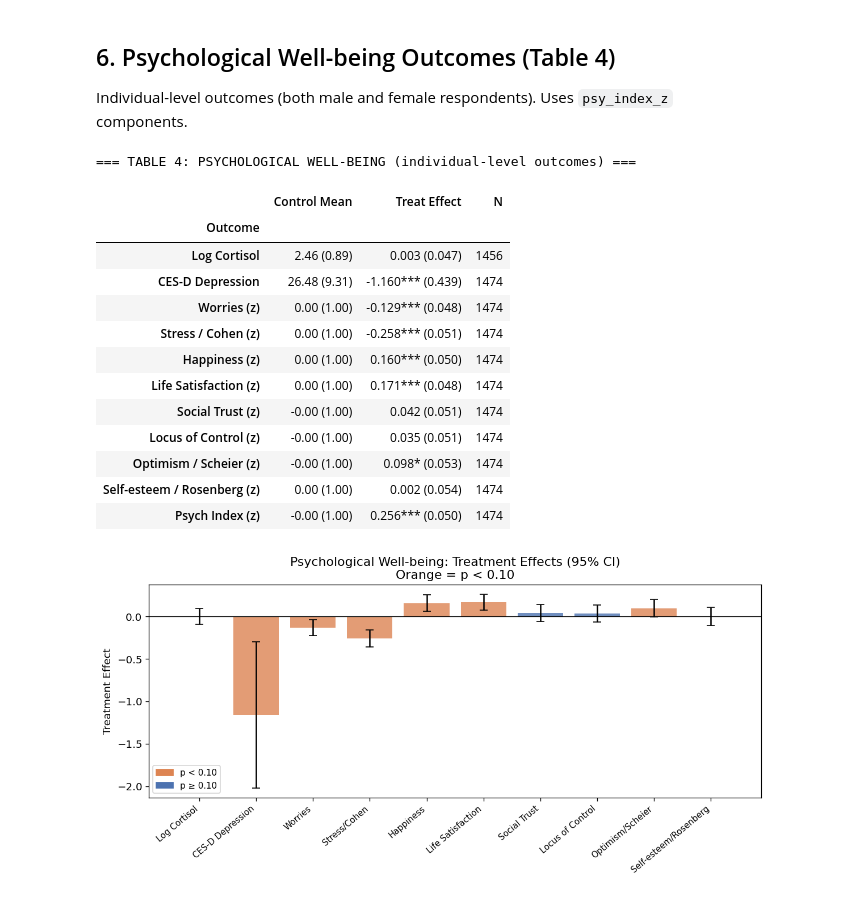
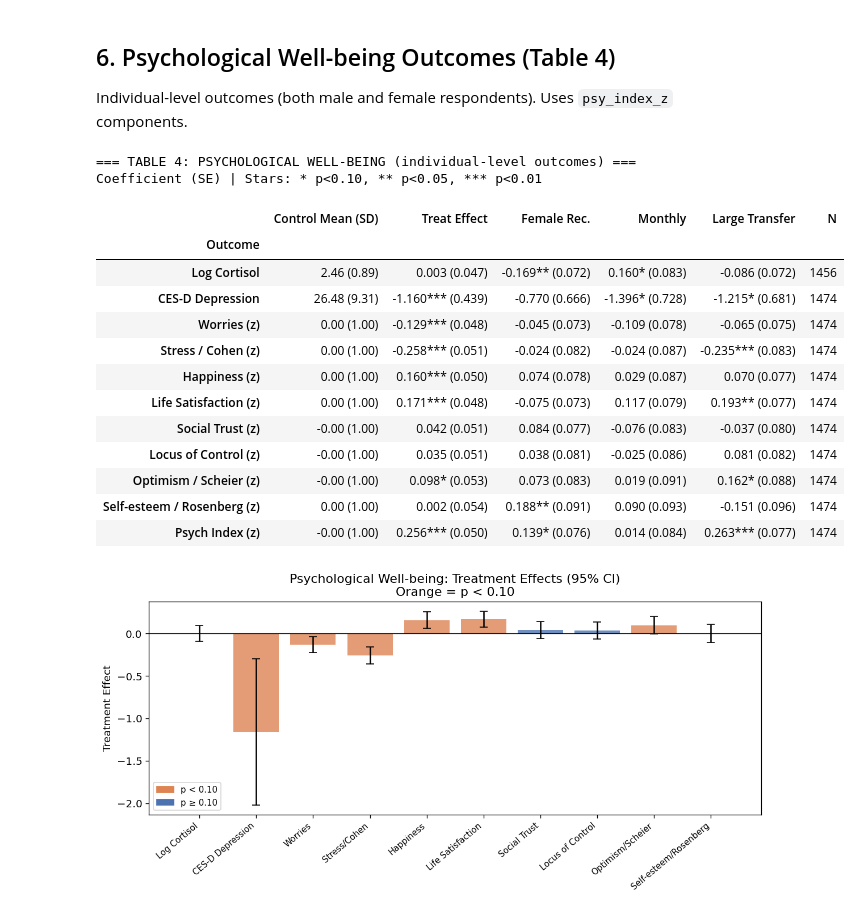
Before and after one commit to Ishikajj/advanced-econometrics-project, a Jupyter notebook: dataviewing.ipynb, the cells around one changed output. Saved outputs shown, nothing was run; the diff lists cells and outputs as text; code cells hidden in the pictures.

```diff
--- a/dataviewing.ipynb
+++ b/dataviewing.ipynb
@@ -708,50 +726,60 @@ PSY_LABELS = {
     'psy_cesdscore':        'CES-D Depression',
     'psy_worries_z':        'Worries (z)',
     'psy_stressscore_z':    'Stress / Cohen (z)',
     'psy_hap_z':            'Happiness (z)',
     'psy_sat_z':            'Life Satisfaction (z)',
     'psy_trust_z':          'Social Trust (z)',
     'psy_locus_z':          'Locus of Control (z)',
     'psy_scheierscore_z':   'Optimism / Scheier (z)',
     'psy_rosenbergscore_z': 'Self-esteem / Rosenberg (z)',
     'psy_index_z':          'Psych Index (z)',
 }
 
-# For psych outcomes, use individual-level sample (both genders)
+specs = [
+    ('treat',                  [],                                              'Treat Effect'),
+    ('treatXfemalerecXmarried',['treatXfemalerecXmarried','treatXsinglerec','spillover'], 'Female Rec.'),
+    ('treatXmonthlyXsmall',    ['treatXmonthlyXsmall','treatXlarge','spillover'],         'Monthly'),
+    ('treatXlarge',            ['treatXlarge','spillover'],                               'Large Transfer'),
+]
+
 rows_psy = []
 for var in PSY_VARS:
     var1 = var + '1'
     if var1 not in df_indiv.columns:
         continue
 
     ctrl_vals = df_indiv[df_indiv['spillover'] == 1][var1].dropna()
     row = {
         'Outcome': PSY_LABELS.get(var, var),
-        'Control Mean': f'{ctrl_vals.mean():.2f} ({ctrl_vals.std():.2f})',
+        'Control Mean (SD)': f'{ctrl_vals.mean():.2f} ({ctrl_vals.std():.2f})',
     }
 
-    c, se, pv = run_single_spec(var, 'treat', [], df_indiv)
-    row['Treat Effect'] = f'{c:.3f}{stars(pv)} ({se:.3f})' if not np.isnan(c) else 'NA'
+    for key_var, extra_regs, col_label in specs:
+        c, se, pv = run_single_spec(var, key_var, extra_regs, df_indiv)
+        row[col_label] = f'{c:.3f}{stars(pv)} ({se:.3f})' if not np.isnan(c) else 'NA'
+
     row['N'] = df_indiv[var1].notna().sum()
     rows_psy.append(row)
 
 print('=== TABLE 4: PSYCHOLOGICAL WELL-BEING (individual-level outcomes) ===')
+print('Coefficient (SE) | Stars: * p<0.10, ** p<0.05, *** p<0.01')
 display(pd.DataFrame(rows_psy).set_index('Outcome'))
 # %% [output]
 === TABLE 4: PSYCHOLOGICAL WELL-BEING (individual-level outcomes) ===
+Coefficient (SE) | Stars: * p<0.10, ** p<0.05, *** p<0.01
-|  | Control Mean | Treat Effect | N |
-| Outcome |  |  |  |
-| Log Cortisol | 2.46 (0.89) | 0.003 (0.047) | 1456 |
-| CES-D Depression | 26.48 (9.31) | -1.160*** (0.439) | 1474 |
-| Worries (z) | 0.00 (1.00) | -0.129*** (0.048) | 1474 |
-| Stress / Cohen (z) | 0.00 (1.00) | -0.258*** (0.051) | 1474 |
-| Happiness (z) | 0.00 (1.00) | 0.160*** (0.050) | 1474 |
-| Life Satisfaction (z) | 0.00 (1.00) | 0.171*** (0.048) | 1474 |
-| Social Trust (z) | -0.00 (1.00) | 0.042 (0.051) | 1474 |
-| Locus of Control (z) | -0.00 (1.00) | 0.035 (0.051) | 1474 |
-| Optimism / Scheier (z) | -0.00 (1.00) | 0.098* (0.053) | 1474 |
-| Self-esteem / Rosenberg (z) | 0.00 (1.00) | 0.002 (0.054) | 1474 |
-| Psych Index (z) | -0.00 (1.00) | 0.256*** (0.050) | 1474 |
+|  | Control Mean (SD) | Treat Effect | Female Rec. | Monthly | Large Transfer | N |
+| Outcome |  |  |  |  |  |  |
+| Log Cortisol | 2.46 (0.89) | 0.003 (0.047) | -0.169** (0.072) | 0.160* (0.083) | -0.086 (0.072) | 1456 |
+| CES-D Depression | 26.48 (9.31) | -1.160*** (0.439) | -0.770 (0.666) | -1.396* (0.728) | -1.215* (0.681) | 1474 |
+| Worries (z) | 0.00 (1.00) | -0.129*** (0.048) | -0.045 (0.073) | -0.109 (0.078) | -0.065 (0.075) | 1474 |
+| Stress / Cohen (z) | 0.00 (1.00) | -0.258*** (0.051) | -0.024 (0.082) | -0.024 (0.087) | -0.235*** (0.083) | 1474 |
+| Happiness (z) | 0.00 (1.00) | 0.160*** (0.050) | 0.074 (0.078) | 0.029 (0.087) | 0.070 (0.077) | 1474 |
+| Life Satisfaction (z) | 0.00 (1.00) | 0.171*** (0.048) | -0.075 (0.073) | 0.117 (0.079) | 0.193** (0.077) | 1474 |
+| Social Trust (z) | -0.00 (1.00) | 0.042 (0.051) | 0.084 (0.077) | -0.076 (0.083) | -0.037 (0.080) | 1474 |
+| Locus of Control (z) | -0.00 (1.00) | 0.035 (0.051) | 0.038 (0.081) | -0.025 (0.086) | 0.081 (0.082) | 1474 |
+| Optimism / Scheier (z) | -0.00 (1.00) | 0.098* (0.053) | 0.073 (0.083) | 0.019 (0.091) | 0.162* (0.088) | 1474 |
+| Self-esteem / Rosenberg (z) | 0.00 (1.00) | 0.002 (0.054) | 0.188** (0.091) | 0.090 (0.093) | -0.151 (0.096) | 1474 |
+| Psych Index (z) | -0.00 (1.00) | 0.256*** (0.050) | 0.139* (0.076) | 0.014 (0.084) | 0.263*** (0.077) | 1474 |
 # %%
 # Spider/bar chart for psych outcomes
 psy_plot = [v for v in PSY_VARS if v != 'psy_index_z' and v + '1' in df_indiv.columns]
```
Also changed, not shown: parts of 6 cells of this notebook, 3 other files.
